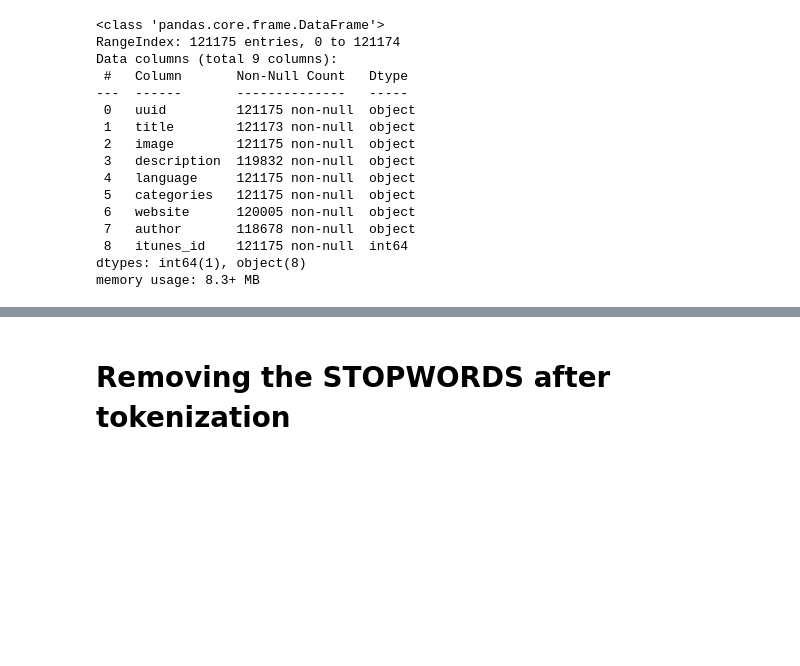
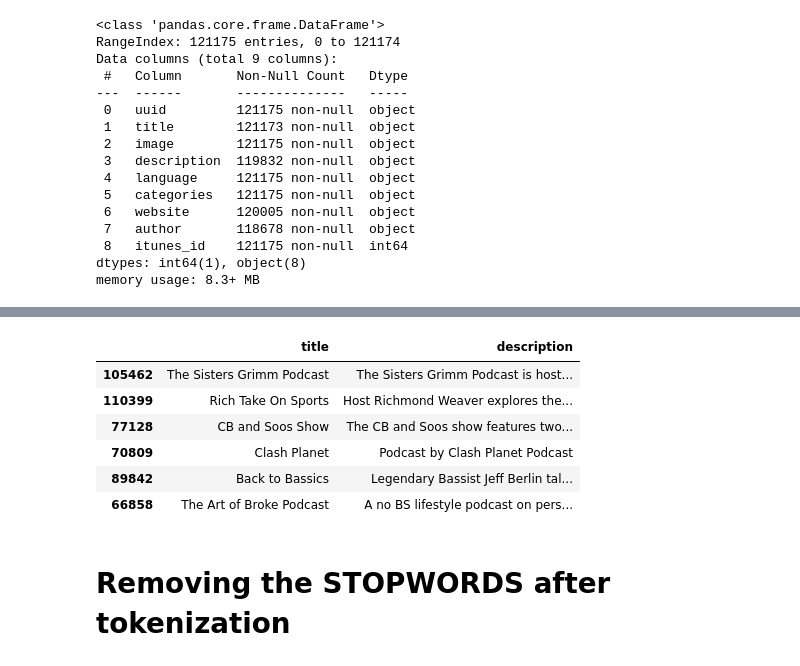
Before and after one commit to the-mohamed-riaz/keyword-extraction, a Jupyter notebook: keyword_extraction.ipynb, the cells around one changed output, grey strips where cells are left out. Saved outputs shown, nothing was run; the diff lists cells and outputs as text; code cells hidden in the pictures; blank space fills up the shorter version.

```diff
--- a/keyword_extraction.ipynb
+++ b/keyword_extraction.ipynb
@@ -49,3 +88,14 @@ dtype: int64
+# %%
+df = raw_data[['title','description']].loc[raw_data.language == "English"].sample(n=50, random_state=104)
+df.head(6)
+# %% [output]
+|  | title | description |
+| 105462 | The Sisters Grimm Podcast | The Sisters Grimm Podcast is host... |
+| 110399 | Rich Take On Sports | Host Richmond Weaver explores the... |
+| 77128 | CB and Soos Show | The CB and Soos show features two... |
+| 70809 | Clash Planet | Podcast by Clash Planet Podcast |
+| 89842 | Back to Bassics | Legendary Bassist Jeff Berlin tal... |
+| 66858 | The Art of Broke Podcast | A no BS lifestyle podcast on pers... |
 # %% [markdown]
 # Removing the STOPWORDS after tokenization
 # %%
```
Also changed, not shown: parts of 19 cells of this notebook, 2 other files.
